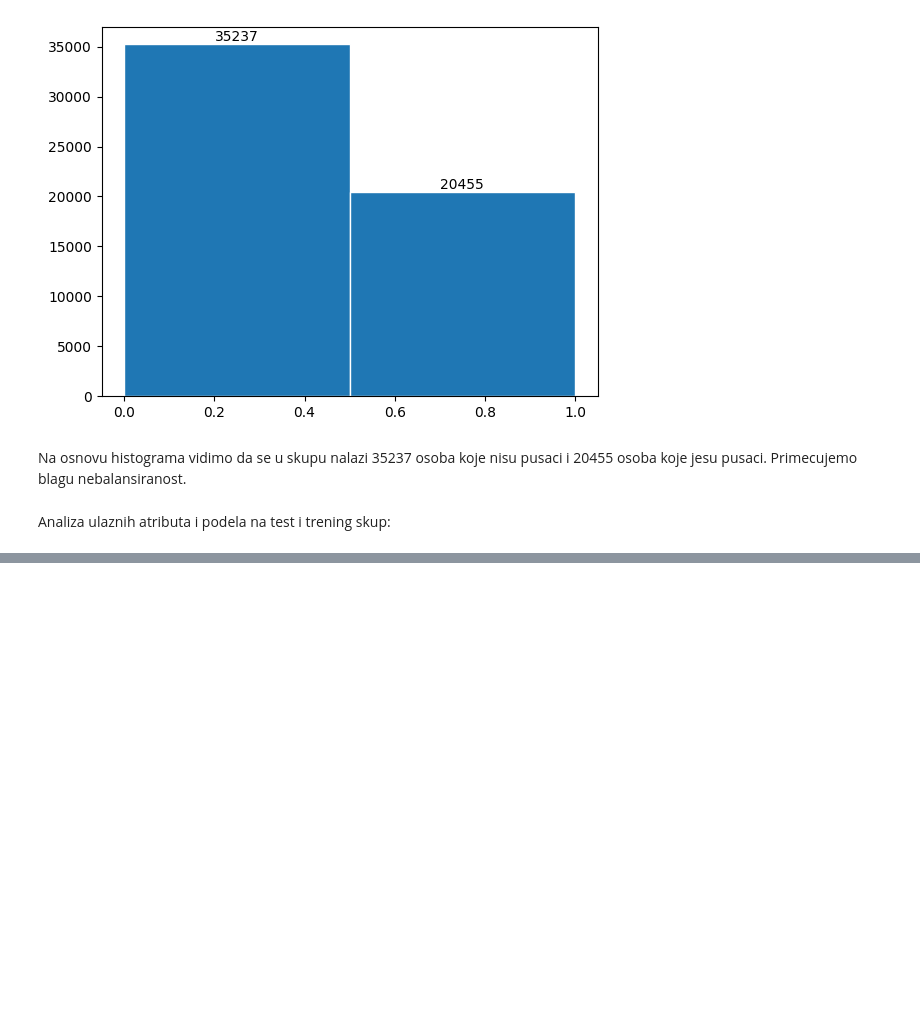
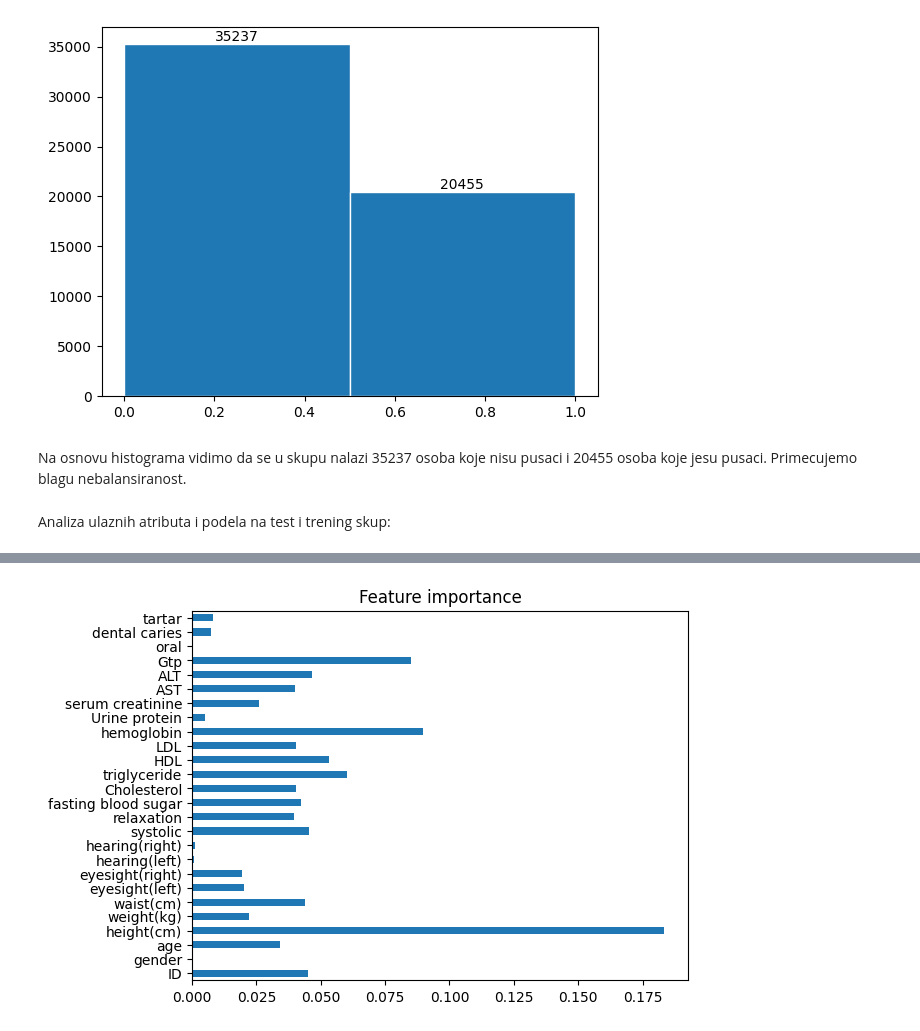
Before and after one commit to MATF-istrazivanje-podataka-1/2023_Data_Mining_Smoking_Dataset, a Jupyter notebook: models/classification/Stabla_odlucivanja.ipynb, the cells around one changed output, grey strips where cells are left out. Drawn from its saved outputs; the diff is of its cells as text; code cells hidden in the pictures; blank space fills up the shorter version.

```diff
--- a/models/classification/Stabla_odlucivanja.ipynb
+++ b/models/classification/Stabla_odlucivanja.ipynb
@@ -161,0 +214,6 @@ ValueError: could not convert string to float: 'M'
+# %%
+pd.Series(dtc.feature_importances_, index=X.columns).plot.barh()
+plt.title("Feature importance")
+plt.show()
+# %% [output]
+[figure, added]
```
Also changed, not shown: parts of 34 cells of this notebook, 1 other file.
